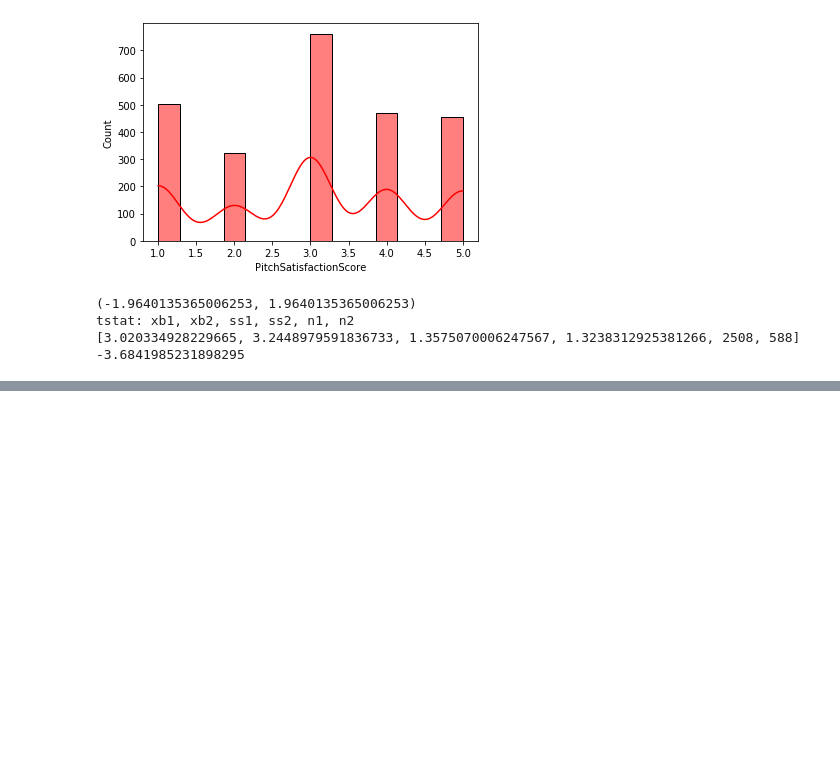
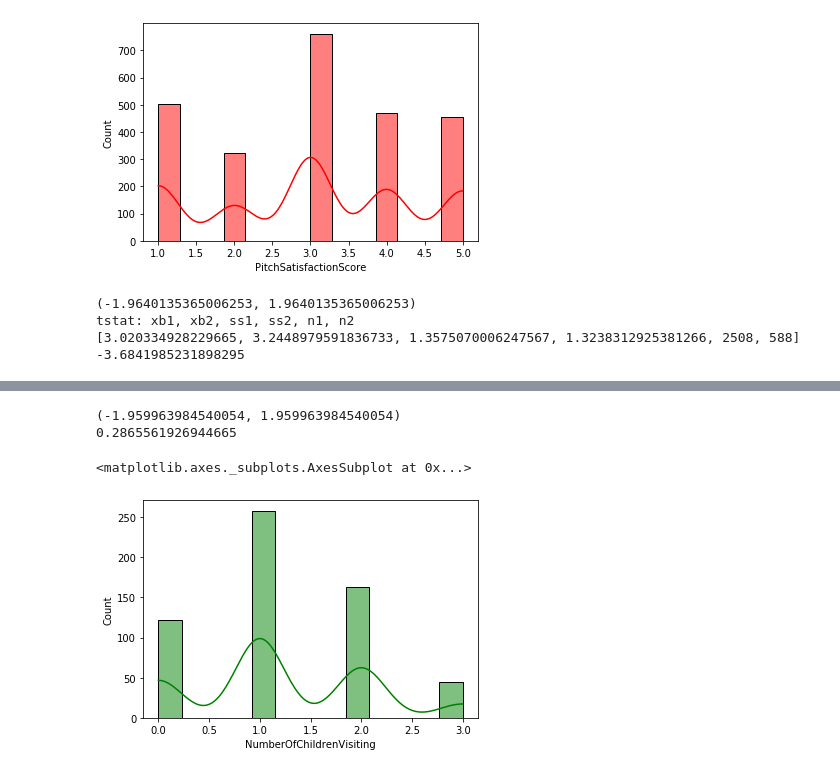
Before and after one commit to KyLarson-Research/tourism, a Jupyter notebook: tourism.ipynb, the cells around one changed output, grey strips where cells are left out. Saved outputs shown, nothing was run; the diff lists cells and outputs as text; code cells hidden in the pictures; blank space fills up the shorter version.

```diff
--- a/tourism.ipynb
+++ b/tourism.ipynb
@@ -458,0 +464,18 @@ tstat: xb1, xb2, ss1, ss2, n1, n2
+# %%
+#OwnCar
+#The two prop z can be used on OwnCar, npq>10 and binomial situation is '=1' success,
+# with '!=0' fail
+#H0 : prop OwnCar is the same between package status
+#H1 : prop OwnCar different between package status
+# significance = .05
+OC = 'OwnCar'
+nOC_is1, nOC_isnt1 = [x for _, x in df_prodtaken_n.groupby(df_prodtaken_n[OC] != 1)]
+nencode_OC = [1]*len(nOC_is1[OC])
+nencode_OC.extend([0]*len(nOC_isnt1))
+yOC_is1, yOC_isnt1 = [x for _, x in df_prodtaken_y.groupby(df_prodtaken_y[OC] != 1)]
+yencode_OC = [1]*len(yOC_is1[OC])
+yencode_OC.extend([0]*len(yOC_isnt1))
+twoprop_twotail_z(nencode_OC, yencode_OC, .05)
+# %% [output]
+(-1.959963984540054, 1.959963984540054)
+0.2865561926944665
@@ -458,0 +484,6 @@ tstat: xb1, xb2, ss1, ss2, n1, n2
+# %%
+#NumberOfChildrenVisiting
+sns.histplot(df_prodtaken_y['NumberOfChildrenVisiting'], kde=True, color='green')
+# %% [output]
+<matplotlib.axes._subplots.AxesSubplot at 0x...>
+[figure, added]
```
Also changed, not shown: parts of 15 cells of this notebook.
